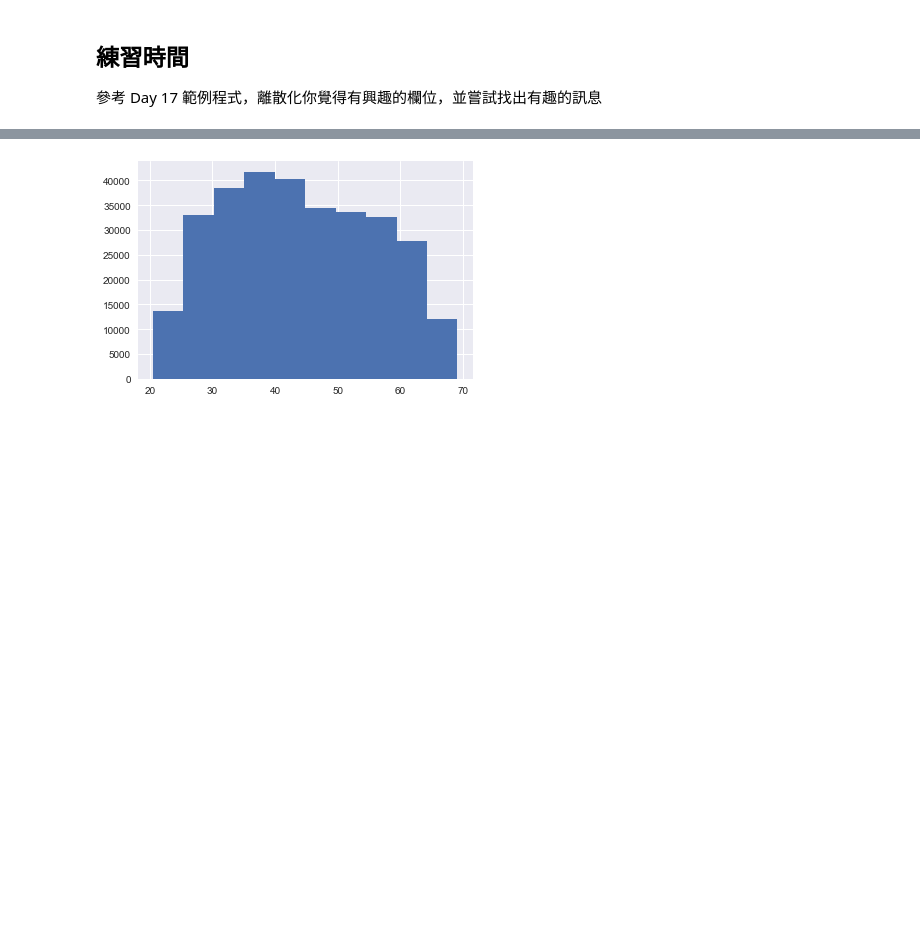
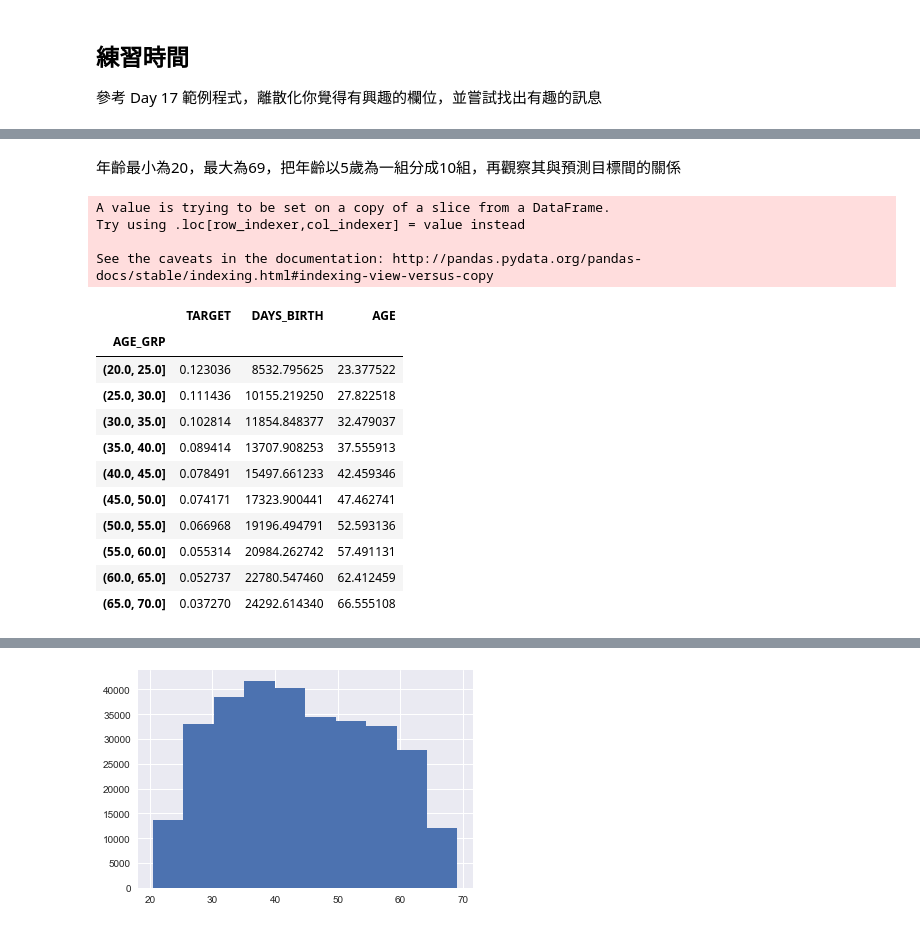
Before and after one commit to chinghancheng/1st-DL-CVMarathon, a Jupyter notebook: Homework/Day_018_HW.ipynb, the cells around one changed output, grey strips where cells are left out. Drawn from its saved outputs; the diff is of its cells as text; code cells hidden in the pictures; blank space fills up the shorter version.

```diff
--- a/Homework/Day_018_HW.ipynb
+++ b/Homework/Day_018_HW.ipynb
@@ -62,0 +83,25 @@ app_train['DAYS_BIRTH'] = abs(app_train['DAYS_BIRTH'])
+# %% [markdown]
+年齡最小為20，最大為69，把年齡以5歲為一組分成10組，再觀察其與預測目標間的關係
+# %%
+age_bins = np.linspace(20,70,11)
+age_data['AGE_GRP'] = pd.cut(age_data['AGE'],bins = age_bins)
+# age_counts = app_train['AGE_GRP'].value_counts().sort_index()
+age_groups = age_data.groupby('AGE_GRP').mean()
+age_groups
+# %% [output]
+A value is trying to be set on a copy of a slice from a DataFrame.
+Try using .loc[row_indexer,col_indexer] = value instead
+
+See the caveats in the documentation: http://pandas.pydata.org/pandas-docs/stable/indexing.html#indexing-view-versus-copy
+|  | TARGET | DAYS_BIRTH | AGE |
+| AGE_GRP |  |  |  |
+| (20.0, 25.0] | 0.123036 | 8532.795625 | 23.377522 |
+| (25.0, 30.0] | 0.111436 | 10155.219250 | 27.822518 |
+| (30.0, 35.0] | 0.102814 | 11854.848377 | 32.479037 |
+| (35.0, 40.0] | 0.089414 | 13707.908253 | 37.555913 |
+| (40.0, 45.0] | 0.078491 | 15497.661233 | 42.459346 |
+| (45.0, 50.0] | 0.074171 | 17323.900441 | 47.462741 |
+| (50.0, 55.0] | 0.066968 | 19196.494791 | 52.593136 |
+| (55.0, 60.0] | 0.055314 | 20984.262742 | 57.491131 |
+| (60.0, 65.0] | 0.052737 | 22780.547460 | 62.412459 |
+| (65.0, 70.0] | 0.037270 | 24292.614340 | 66.555108 |
```
Also changed, not shown: parts of 5 cells of this notebook.
